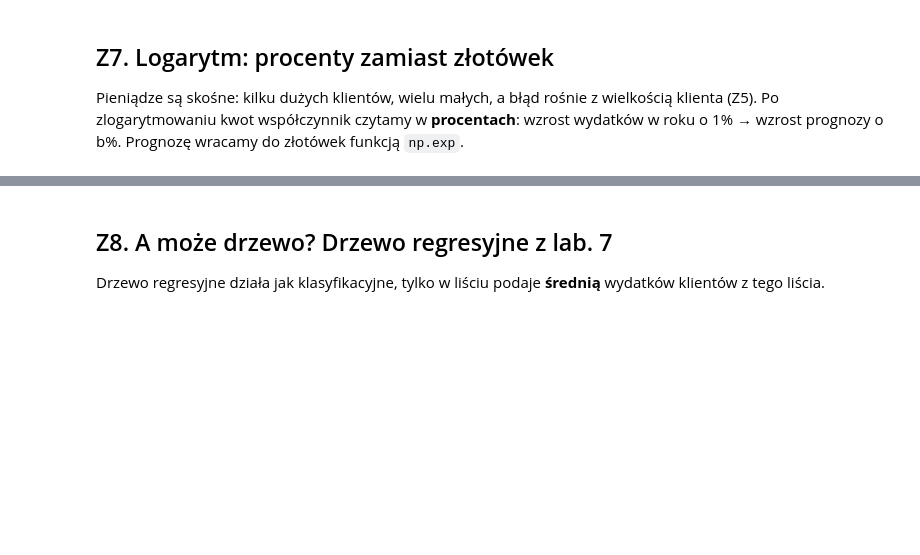
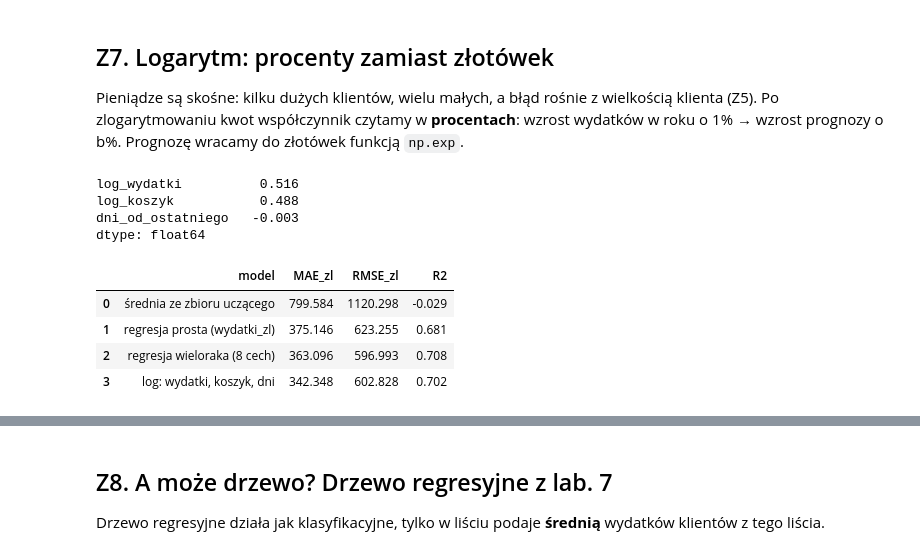
Before and after one commit to kejnokkk/lab8, a Jupyter notebook: lab8_student.ipynb, the cells around one changed output, grey strips where cells are left out. Drawn from its saved outputs; the diff is of its cells as text; code cells hidden in the pictures; blank space fills up the shorter version.

```diff
--- a/lab8_student.ipynb
+++ b/lab8_student.ipynb
@@ -147,13 +218,23 @@ Pieniądze są skośne: kilku dużych klientów, wielu małych, a błąd rośnie
 # %%
 def cechy_log(d):
     return pd.DataFrame({"log_wydatki": np.log(d["wydatki_zl"]), "log_koszyk": np.log(d["sredni_koszyk_zl"]),
                          "dni_od_ostatniego": d["dni_od_ostatniego"]})
 
 logm = LinearRegression().fit(cechy_log(ucz), np.log(ucz["wydatki_6m"]))
 print(pd.Series(logm.coef_, index=["log_wydatki", "log_koszyk", "dni_od_ostatniego"]).round(4))
-p_log = np.___(logm.predict(cechy_log(test)))          # UZUPEŁNIJ: z logarytmu z powrotem do złotówek
+p_log = np.exp(logm.predict(cechy_log(test)))          # UZUPEŁNIJ: z logarytmu z powrotem do złotówek
 wyniki.append(ocena("log: wydatki, koszyk, dni", p_log))
 pd.DataFrame(wyniki)
+# %% [output]
+log_wydatki          0.516
+log_koszyk           0.488
+dni_od_ostatniego   -0.003
+dtype: float64
+|  | model | MAE_zl | RMSE_zl | R2 |
+| 0 | średnia ze zbioru uczącego | 799.584 | 1120.298 | -0.029 |
+| 1 | regresja prosta (wydatki_zl) | 375.146 | 623.255 | 0.681 |
+| 2 | regresja wieloraka (8 cech) | 363.096 | 596.993 | 0.708 |
+| 3 | log: wydatki, koszyk, dni | 342.348 | 602.828 | 0.702 |
 # %% [markdown]
 **Pytanie:** jak czytasz współczynnik przy `log_wydatki`? A przy `dni_od_ostatniego` (wskazówka: −0,003 na dzień ≈ −0,3% na dzień)? Który model ma najmniejszy MAE?
 
```
Also changed, not shown: parts of 22 cells of this notebook.
